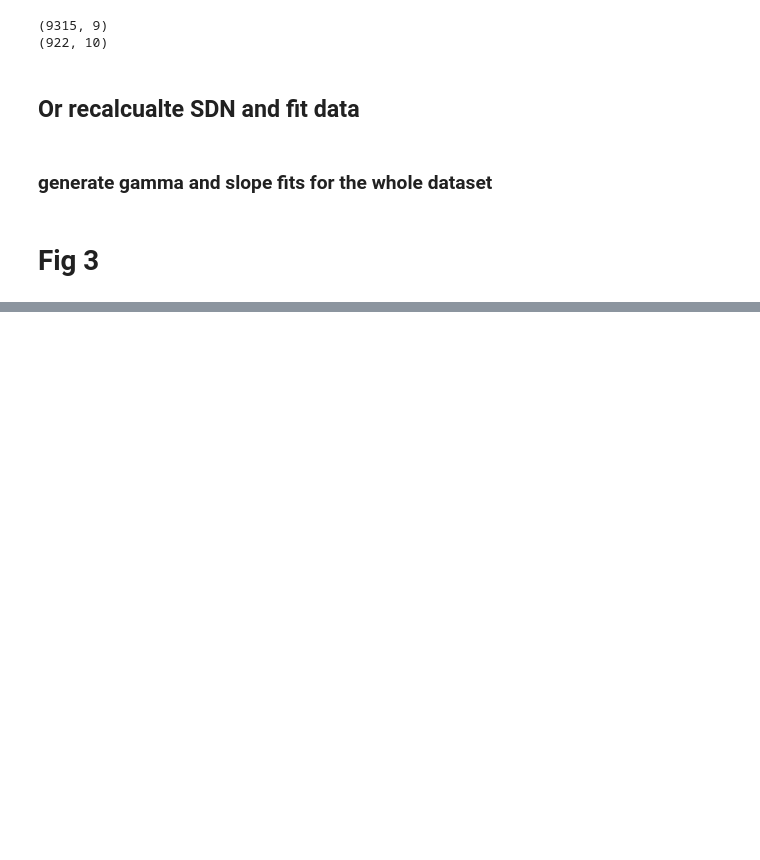
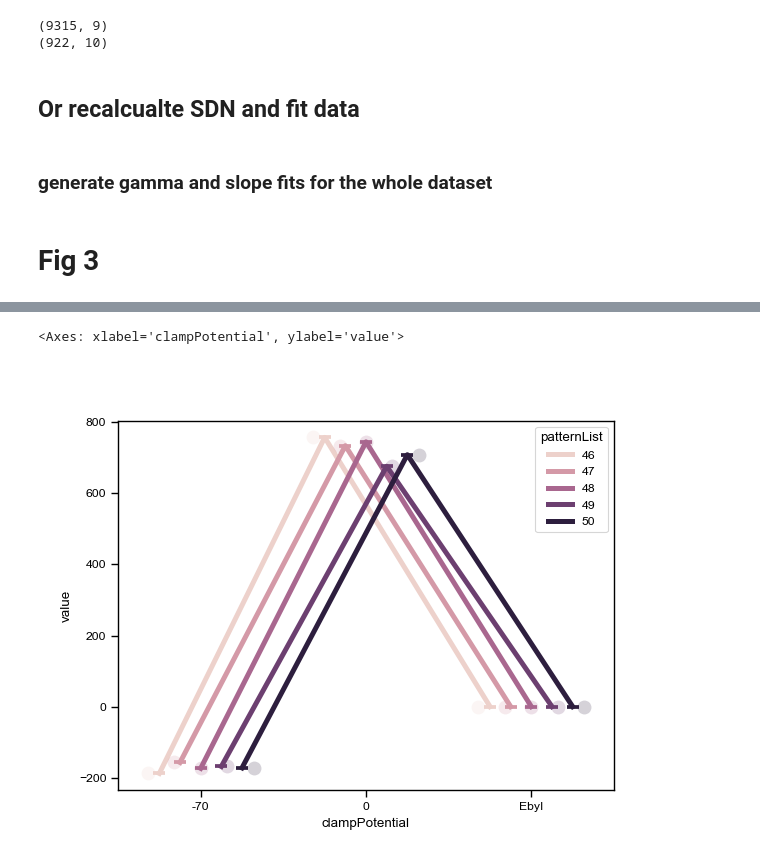
Before and after one commit to AdityaAsopa/Analysis, a Jupyter notebook: Figure3.ipynb, the cells around one changed output, grey strips where cells are left out. Saved outputs shown, nothing was run; the diff lists cells and outputs as text; code cells hidden in the pictures; blank space fills up the shorter version.

```diff
--- a/Figure3.ipynb
+++ b/Figure3.ipynb
@@ -376,0 +434,4 @@ def gamma_distribution(df_sdn, fitdf=None, x='expected_response', y='observed_re
+# %%
+# convert dftemp into longform
+dftemp_long = dftemp.melt(id_vars=['cellID','patternList'], value_vars=[-70,0,'EbyI'], )
+dftemp_long.sample(10)
@@ -376,0 +450,7 @@ def gamma_distribution(df_sdn, fitdf=None, x='expected_response', y='observed_re
+# %%
+fig, ax = plt.subplots()
+sns.stripplot(data=dftemp_long[(dftemp_long['cellID']==1491)], x='clampPotential', y='value', hue='patternList', alpha=0.2, s=10, dodge=0.25, legend=False)
+sns.pointplot(data=dftemp_long[(dftemp_long['cellID']==1491)], x='clampPotential', y='value', hue='patternList', marker='_', dodge=0.5, )
+# %% [output]
+<Axes: xlabel='clampPotential', ylabel='value'>
+[figure, added]
```
Also changed, not shown: parts of 14 cells of this notebook, 9 other files.
